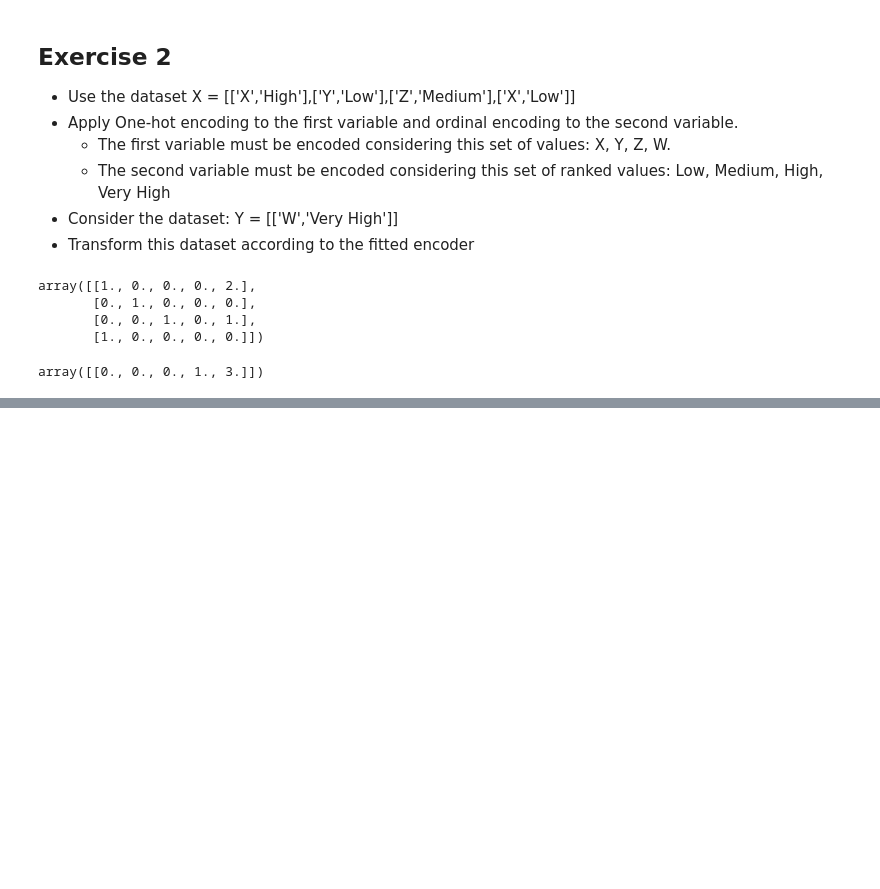
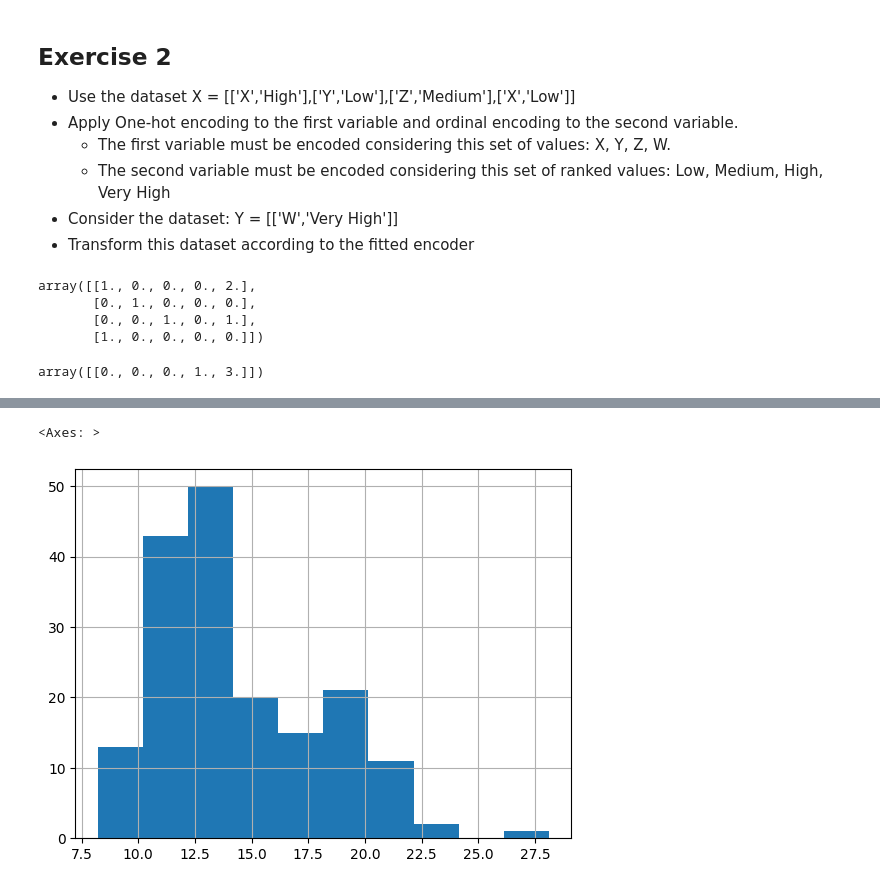
Before and after one commit to jslfree080/dataPreProcessing, a Jupyter notebook: src/main/python/dataPreProcessing.ipynb, the cells around one changed output, grey strips where cells are left out. Saved outputs shown, nothing was run; the diff lists cells and outputs as text; code cells hidden in the pictures; blank space fills up the shorter version.

```diff
--- a/src/main/python/dataPreProcessing.ipynb
+++ b/src/main/python/dataPreProcessing.ipynb
@@ -649,0 +654,3 @@ array([[0., 0., 0., 1., 3.]])
+# %%
+df = pd.read_csv('sample_dataset.csv').iloc[:,0:5].dropna()
+df
@@ -649,0 +671,7 @@ array([[0., 0., 0., 1., 3.]])
+# %%
+import matplotlib.pyplot as plt
+
+df['mean radius'].hist()
+# %% [output]
+<Axes: >
+[figure, added]
```
Also changed, not shown: parts of 43 cells of this notebook, 2 other files.
